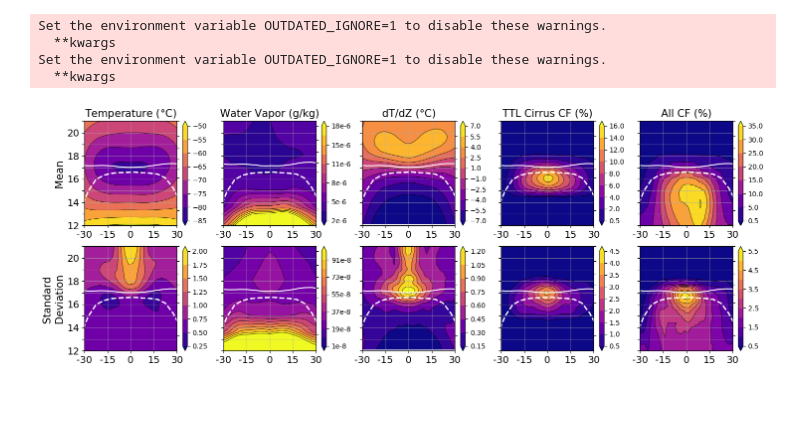
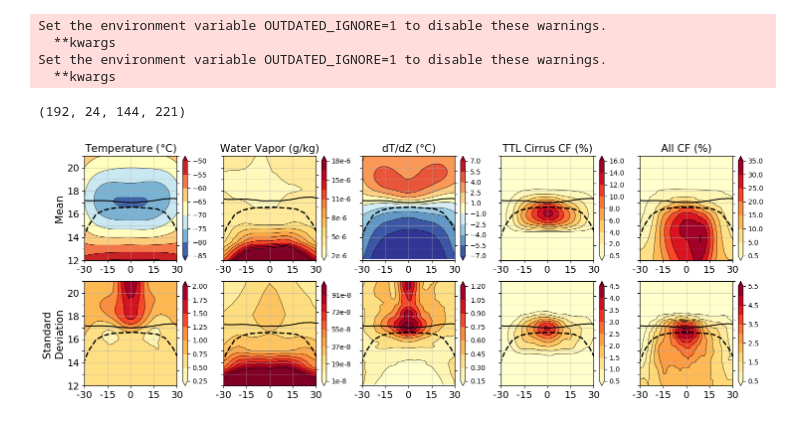
Before and after one commit to AodhanSweeney/TTLVariability, a Jupyter notebook: zm_latxheight_rmap copy.ipynb, the cells around one changed output. Drawn from its saved outputs; the diff is of its cells as text; code cells hidden in the pictures.

Commit message:
Adding 2 season and zonal mean global stuff

```diff
--- a/zm_latxheight_rmap copy.ipynb
+++ b/zm_latxheight_rmap copy.ipynb
@@ -55,6 +55,7 @@ def cf_profile_finder(cf_prof_maps):
     empty_prof_map = np.empty(np.shape(profile_cf[:5]))
     empty_prof_map[:] = np.NaN
     profile_cf = np.concatenate((empty_prof_map, profile_cf), axis=0)
+    print(np.shape(profile_cf))
     profile_cf = np.reshape(profile_cf, (16,12,24,144,221))
     profile_cf[10,1] = np.nanmean([profile_cf[10,0], profile_cf[10,2]], axis=0)
     profile_cf_anoms = profile_cf - np.nanmean(profile_cf, axis=0)
@@ -76,7 +77,7 @@ def cpt_alt_finder(temp_profs):
     This function assumes temperature profile has 0.1 km spacing and starts at 12 km.
     """
     calendar = []
-    for yr in range(15):
+    for yr in range(16):
         year_map = []
         for mon in range(12):
             month_map = []
@@ -134,18 +135,17 @@ temp_prof_zm_bw = np.nanmean(bw_temps, axis=0)
 temp_prof_zm_bs = np.nanmean(bs_temps, axis=0)
 vert_tempGrad_anomalies = tool_box.anomaly_finder(vert_temp_grad_profs)
 vert_tanomGrad_anomalies = tool_box.vert_temp_gradient(temp_anomalies)
-vert_temp_grad_profs_am = np.nanmean(np.reshape(vert_temp_grad_profs, (180,24,144,100)), axis=0)
+vert_temp_grad_profs_am = np.nanmean(np.reshape(vert_temp_grad_profs, (192,24,144,100)), axis=0)
 vert_temp_grad_profs_zm_am = np.nanmean(vert_temp_grad_profs_am, axis=1)
 total_cf_anomalies = tool_box.anomaly_finder(total_cf)
 profile_cf_anomalies = tool_box.anomaly_finder(profiles_cf)
-annual_mean_cf = np.nanmean(np.reshape(profiles_cf, (180,24,144,101)), axis=0)
+annual_mean_cf = np.nanmean(np.reshape(profiles_cf, (192,24,144,101)), axis=0)
 profiles_cf = np.array(profiles_cf)
 bw_cf = np.reshape([profiles_cf[:,0], profiles_cf[:,1], profiles_cf[:,2], profiles_cf[:,10], profiles_cf[:,11]], (5*16,24,144,101))
 bs_cf = np.reshape([profiles_cf[:,4], profiles_cf[:,5], profiles_cf[:,6], profiles_cf[:,7], profiles_cf[:,8]], (5*16,24,144,101))
 bw_cf_prof_zm_bw = np.nanmean(bw_cf, axis=0)
 bs_cf_prof_zm_bs = np.nanmean(bs_cf, axis=0)
 ttlcf_prof_zm_am = np.nanmean(annual_mean_cf, axis=1)
-
 
 # Water vapor data needs to be re-binned
 wv_calendar_raw = np.load(project_path + '/fileCreators/h2o_calendar_raw.npy')
@@ -162,6 +162,7 @@ wv_prof_zm_am = np.nanmean(h2o_anoms_zm_ts, axis=0)
 
 # Water vapor data needs to be re-binned
 wv_cal_tropics_utls = wv_calendar[:,:,6:20,14:31]
+wv_cal_tropics_utls = wv_cal_tropics_utls - np.nanmean(wv_cal_tropics_utls, axis=0)
 wv_cal_tropics_utls_ts_lagged = np.reshape(wv_cal_tropics_utls, (17*12,14,17))[12:]
 #wv_anoms_zm_ts = np.swapaxes(np.reshape(wv_cal_tropics_utls_ts_lagged, (15,12,14,17)), 2,3)
 h2o_anoms_zm_ts = np.reshape(wv_cal_tropics_utls_ts_lagged, (192,14,17))[5:]
@@ -182,19 +183,32 @@ total_cf_tropical_mean = tool_box.tropical_average(total_cf_anomalies[:,:,:,:])
 profile_cf_tropical_mean = tool_box.tropical_average(profile_cf_anomalies)
 
 # Find tropopause height/pressure
-cpt_alts = cpt_alt_finder(np.array(temp_profs))
+cpt_alts = cpzs_TTL
 cpt_alts_zm = np.nanmean(np.nanmean(np.reshape(cpt_alts, (192,24,144)), axis=2), axis=0)
-cpt_pres_zm = np.nanmean(np.reshape(np.load(project_path + '/tempmaps/calendar_of_cpt_pressures_zm.npy'), (192,24)), axis=0)
+cpt_pres_zm = np.nanmean(np.reshape(np.load(project_path + '/tempmaps/calendar_of_cpt_pressures_zm.npy'), (180,24)), axis=0)
 cpz_maps_zm_annual_mean = np.load(project_path + '/tempmaps/cpz_maps_zm_annual_mean.npy')
 lrz_maps_zm_annual_mean = np.load(project_path + '/tempmaps/lrz_maps_zm_annual_mean.npy')
+
+# Pull in gravity wave PE data
+gw = np.load('/usb/cmm_gws/GWPEDry30dayCalendar.npy', allow_pickle=True)
+gw[0,10] = np.nanmean([gw[0,9], gw[0,11]], axis=0)
+gw[gw>50] = np.NaN
+gw_anoms = gw - np.nanmean(gw[:], axis=0)
+gw_anoms_ts = np.reshape(gw_anoms, (192,24,144,299))
+gw_zm = np.nanmean(gw_anoms_ts, axis=2)
+gw_shmean = np.nanmean(gw_zm[:,3:8], axis=1)
+gw_nhmean = np.nanmean(gw_zm[:,16:21], axis=1)
+gw_tropicalmean = np.nanmean([gw_shmean, gw_nhmean], axis=0)
+gw_pe = np.nanmean(gw_tropicalmean[:,120:140], axis=1)[5:]
 # %% [output]
 Set the environment variable OUTDATED_IGNORE=1 to disable these warnings.
   **kwargs
 Set the environment variable OUTDATED_IGNORE=1 to disable these warnings.
   **kwargs
+(192, 24, 144, 221)
 # %%
 # Large Scale Dynamics w/leads
-mjo = mjo_index[5:]
-enso = np.load(project_path + '/fileCreators/T500_15NS_500hPa_1979_2020.npy')[-175:]
-qbo = qbo_index[-177:-2]
-bdc = np.load(project_path + '/fileCreators/upwelling_indices/MF15NS_Trop_RegoutQBO2T500_1979_2020.npy')[-175:]
+mjo = np.load('/home/disk/p/aodhan/large_scale_dynamics/mjo_vpm_pc2_index.npy')[-187:]
+bdc = np.load(project_path + '/fileCreators/upwelling_indices/MF15NS_Trop_RegoutQBO2T500_1979_2021.npy')[-187:]
+qbo = np.load(project_path + '/fileCreators/u50hPa_10NS_1979_2021.npy')[-189:-2]
+T500 = np.load(project_path + '/fileCreators/T500_15NS_500hPa_1979_2021.npy')[-187:]
@@ -345,47 +330,50 @@ h2o_pressures = [1000.0, 825.4042, 681.29205, 562.3413, 464.15887,
 pressures_as_alts = press2alt(np.array(h2o_pressures))
 alts_as_pressures = alt2pres(np.linspace(12,22,100))
 
+cmap2_colors = np.array([(255,255,255), (215,250,253), (2,249,255), (63,191,254), (108,146,255), (147,107,255), (184,71,255), (217,37,255), (253,2,255)])/255
+cmap2_cmap = LinearSegmentedColormap.from_list('cmap', cmap2_colors)
+
 
 axs[0,0].set_ylabel('Mean', fontsize=15)
 axs[1,0].set_ylabel("Standard \nDeviation", fontsize=15)
 
 axs[0,0].set_title('Temperature ($\degree$C)', fontsize=15)
-contour_t_mean = axs[0,0].contourf(np.linspace(-30,30,24), np.linspace(12,22,100), temp_prof_zm_am.T, levels=temp_mean_levels, cmap='plasma', extend='both')
+contour_t_mean = axs[0,0].contourf(np.linspace(-30,30,24), np.linspace(12,22,100), temp_prof_zm_am.T, levels=temp_mean_levels, cmap='RdYlBu_r', extend='both')
 axs[0,0].contour(np.linspace(-30,30,24), np.linspace(12,22,100), temp_prof_zm_am.T, levels=temp_mean_levels, colors='black', linewidths=0.5,
                           linestyles=np.where(temp_mean_levels >= 0, "-", "-"))
-contour_t_std = axs[1,0].contourf(np.linspace(-30,30,24), np.linspace(12,22,100), t_std_map, levels=t_std_levels, cmap='plasma', extend='both')
+contour_t_std = axs[1,0].contourf(np.linspace(-30,30,24), np.linspace(12,22,100), t_std_map, levels=t_std_levels, cmap='YlOrRd', extend='both')
 axs[1,0].contour(np.linspace(-30,30,24), np.linspace(12,22,100), t_std_map, levels=t_std_levels, colors='black', linewidths=0.5,
                           linestyles=np.where(t_std_levels >= 0, "-", "-"))
 
 axs[0,1].set_title('Water Vapor (g/kg)', fontsize=15)
-contour_wv_mean = axs[0,1].contourf(np.linspace(-32,32,17), h2o_pressures[6:20],  wv_prof_zm_am, levels=wv_mean_levels, cmap='plasma', extend='both')
+contour_wv_mean = axs[0,1].contourf(np.linspace(-32,32,17), h2o_pressures[6:20],  wv_prof_zm_am, levels=wv_mean_levels, cmap='YlOrRd', extend='both')
 axs[0,1].contour(np.linspace(-32,32,17), h2o_pressures[6:20], wv_prof_zm_am, levels=wv_mean_levels, colors='black', linewidths=0.5,
                           linestyles=np.where(wv_mean_levels >= 0, "-", "-"))
-contour_wv_std = axs[1,1].contourf(np.linspace(-32,32,17), h2o_pressures[6:20], h2o_std_map.T, levels=wv_std_levels, cmap='plasma', extend='both')
+contour_wv_std = axs[1,1].contourf(np.linspace(-32,32,17), h2o_pressures[6:20], h2o_std_map.T, levels=wv_std_levels, cmap='YlOrRd', extend='both')
 axs[1,1].contour(np.linspace(-32,32,17), h2o_pressures[6:20], h2o_std_map.T, levels=wv_std_levels, colors='black', linewidths=0.5,
                           linestyles=np.where(wv_std_levels >= 0, "-", "-"))
 
 axs[0,2].set_title('dT/dZ ($\degree$C)', fontsize=15)
-contour_dtdz_mean = axs[0,2].contourf(np.linspace(-30,30,24), np.linspace(12,22,100), vert_temp_grad_profs_zm_am.T, levels=dtdz_mean_levels, cmap='plasma', extend='both')
+contour_dtdz_mean = axs[0,2].contourf(np.linspace(-30,30,24), np.linspace(12,22,100), vert_temp_grad_profs_zm_am.T, levels=dtdz_mean_levels, cmap='RdYlBu_r', extend='both')
 axs[0,2].contour(np.linspace(-30,30,24), np.linspace(12,22,100), vert_temp_grad_profs_zm_am.T, levels=dtdz_mean_levels, colors='black', linewidths=0.5,
                           linestyles=np.where(temp_mean_levels >= 0, "-", "-"))
-contour_dtdz_std = axs[1,2].contourf(np.linspace(-30,30,24), np.linspace(12,22,100), dtdz_std_map, levels=dtdz_std_levels, cmap='plasma', extend='both')
+contour_dtdz_std = axs[1,2].contourf(np.linspace(-30,30,24), np.linspace(12,22,100), dtdz_std_map, levels=dtdz_std_levels, cmap='YlOrRd', extend='both')
 axs[1,2].contour(np.linspace(-30,30,24), np.linspace(12,22,100), dtdz_std_map, levels=dtdz_std_levels, colors='black', linewidths=0.5,
                           linestyles=np.where(t_std_levels >= 0, "-", "-"))
 
 axs[0,3].set_title("TTL Cirrus CF (%)", fontsize=15)
-contour_ttlcf_mean = axs[0,3].contourf(np.linspace(-30,30,24), np.linspace(12,22,101), ttlcf_prof_zm_am.T*100, levels=ttlcf_mean_levels, cmap='plasma', extend='both')
+contour_ttlcf_mean = axs[0,3].contourf(np.linspace(-30,30,24), np.linspace(12,22,101), ttlcf_prof_zm_am.T*100, levels=ttlcf_mean_levels, cmap='YlOrRd', extend='both')
 axs[0,3].contour(np.linspace(-30,30,24), np.linspace(12,22,101), ttlcf_prof_zm_am.T*100, levels=ttlcf_mean_levels, colors='black', linewidths=0.5,
                           linestyles=np.where(ttlcf_mean_levels >= 0, "-", "-"))
-contour_ttlcf_std = axs[1,3].contourf(np.linspace(-30,30,24), np.linspace(12,22,100), cf_std_map*100, levels=cf_std_levels, cmap='plasma', extend='both')
+contour_ttlcf_std = axs[1,3].contourf(np.linspace(-30,30,24), np.linspace(12,22,100), cf_std_map*100, levels=cf_std_levels, cmap='YlOrRd', extend='both')
 axs[1,3].contour(np.linspace(-30,30,24), np.linspace(12,22,100), cf_std_map*100, levels=cf_std_levels, colors='black', linewidths=0.5,
                           linestyles=np.where(cf_std_levels >= 0, "-", "-"))
 
 axs[0,4].set_title("All CF (%)", fontsize=15)
-contour_allcf_mean = axs[0,4].contourf(np.linspace(-30,30,24), np.linspace(0,22,221), all_cf_am_zm.T*100, levels=allcf_mean_levels, cmap='plasma', extend='both')
+contour_allcf_mean = axs[0,4].contourf(np.linspace(-30,30,24), np.linspace(0,22,221), all_cf_am_zm.T*100, levels=allcf_mean_levels, cmap='YlOrRd', extend='both')
 axs[0,4].contour(np.linspace(-30,30,24), np.linspace(0,22,221), all_cf_am_zm.T*100, levels=allcf_mean_levels, colors='black', linewidths=0.5,
                           linestyles=np.where(allcf_mean_levels >= 0, "-", "-"))
-contour_allcf_std = axs[1,4].contourf(np.linspace(-30,30,24), np.linspace(0,22,221), all_std_map*100, levels=allcf_std_levels, cmap='plasma', extend='both')
+contour_allcf_std = axs[1,4].contourf(np.linspace(-30,30,24), np.linspace(0,22,221), all_std_map*100, levels=allcf_std_levels, cmap='YlOrRd', extend='both')
 axs[1,4].contour(np.linspace(-30,30,24), np.linspace(0,22,221), all_std_map*100, levels=allcf_std_levels, colors='black', linewidths=0.5,
                           linestyles=np.where(allcf_std_levels >= 0, "-", "-"))
 
@@ -413,8 +401,8 @@ for col in [0,2,3,4]:
         else:
             axs[row,col].set_yticklabels(labels=[' ',' ',' ',' ',' ',' ',' ',' ',' ', ' '], fontsize=14)
             ax2.set_yticklabels(labels=[' ',' ',' ',' ',' ',' ',' ', ' '], fontsize=14)
-        axs[row,col].plot(np.linspace(-30,30,24), cpt_alts_zm, color='white', linewidth=1.5)
-        axs[row, col].plot(np.linspace(-87.5,87.5,36)[11:25], lrz_maps_zm_annual_mean[11:25], color='white', linestyle='dashed', linewidth=2)
+        axs[row,col].plot(np.linspace(-30,30,24), cpt_alts_zm, color='black', linewidth=1.5)
+        axs[row, col].plot(np.linspace(-87.5,87.5,36)[11:25], lrz_maps_zm_annual_mean[11:25], color='black', linestyle='dashed', linewidth=2)
 
 # Put height levels on pressure  plots
 for row in range(2):
@@ -430,7 +418,7 @@ for row in range(2):
     #axs[row,1].set_yticks([150, 100, 90, 80, 70, 60, 50])
     #axs[row,1].set_yticklabels(labels=[' ',' ',' ',' ',' ',' ',' ',' '], fontsize=16)
     ax2.set_yticklabels(labels=[' ',' ',' ',' ',' ',' ',' ',' ',' ',' ', ' '], fontsize=14)
-    ax2.plot(np.linspace(-87.5,87.5,36)[11:25], lrz_maps_zm_annual_mean[11:25], color='white', linestyle='dashed', linewidth=2)
+    ax2.plot(np.linspace(-87.5,87.5,36)[11:25], lrz_maps_zm_annual_mean[11:25], color='black', linestyle='dashed', linewidth=2)
 
 
 for row in range(0,2):
@@ -445,33 +433,33 @@ for row in range(0,2):
     axs[row,1].set_xticklabels(['-30','-15','0','15','30'], fontsize=14)
     axs[row,1].set_xlim(-30,30)
     axs[row,1].set_yscale('log')
     axs[row,1].yaxis.tick_right()
     axs[row,1].xaxis.grid(alpha=0.5)
     axs[row,1].set_yticks([150, 100, 90, 80, 70, 60, 50])
     axs[row,1].set_yticklabels(labels=[' ',' ',' ',' ',' ',' ',' '], fontsize=16)
     axs[row,1].set_ylim(180,57)
-    axs[row,1].plot(np.linspace(-30,30,24), cpt_pres_zm, color='white', linewidth=1.5)
+    axs[row,1].plot(np.linspace(-30,30,24), cpt_pres_zm, color='black', linewidth=1.5)
 
 fig.subplots_adjust(right=0.8)
 contour_images = np.array([[contour_t_mean, contour_wv_mean, contour_dtdz_mean, contour_ttlcf_mean, contour_allcf_mean],
                            [contour_t_std, contour_wv_std, contour_dtdz_std, contour_ttlcf_std, contour_allcf_std]])
 for i in range(2):
     for j in range(5):
          im = contour_images[i,j]
          if j == 1:
             if i == 0:
                 cbar = plt.colorbar(im, ax=axs[i, j],ticks=np.array([2,5,8,11,15,18])*1e-6)
                 cbar.ax.set_yticklabels(['2e-6', '5e-6','8e-6','11e-6','15e-6','18e-6'])
             elif i == 1:
                 cbar = plt.colorbar(im, ax=axs[i, j],ticks=np.array([1, 19, 37, 55, 73, 91])*1e-8)
                 cbar.ax.set_yticklabels(['1e-8', '19e-8','37e-8', '55e-8', '73e-8', '91e-8'])
          else:
              plt.colorbar(im, ax=axs[i, j])
 
 
 #fig.subplots_adjust(bottom=0.2)
 #cbar_cf = fig.add_axes([0.25, 0.12, 0.5, 0.03])
 #fig.colorbar(cf_im, cax=cbar_cf, orientation='horizontal', ticks=[-.9, -.6,-.3,-.1,.1, .3,.6,.9])
 # %% [output]
-[figure, old version]
+[figure, new version]
 # %%
```
Also changed, not shown: parts of 12 cells of this notebook, 3 other files.
